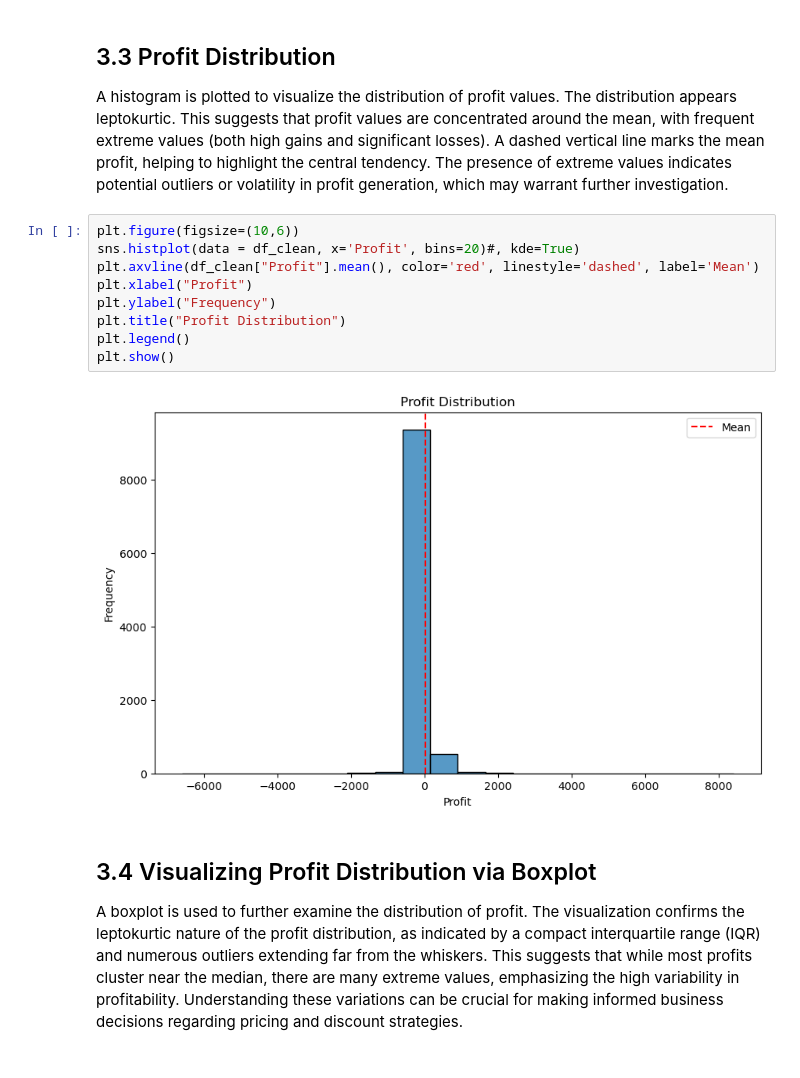
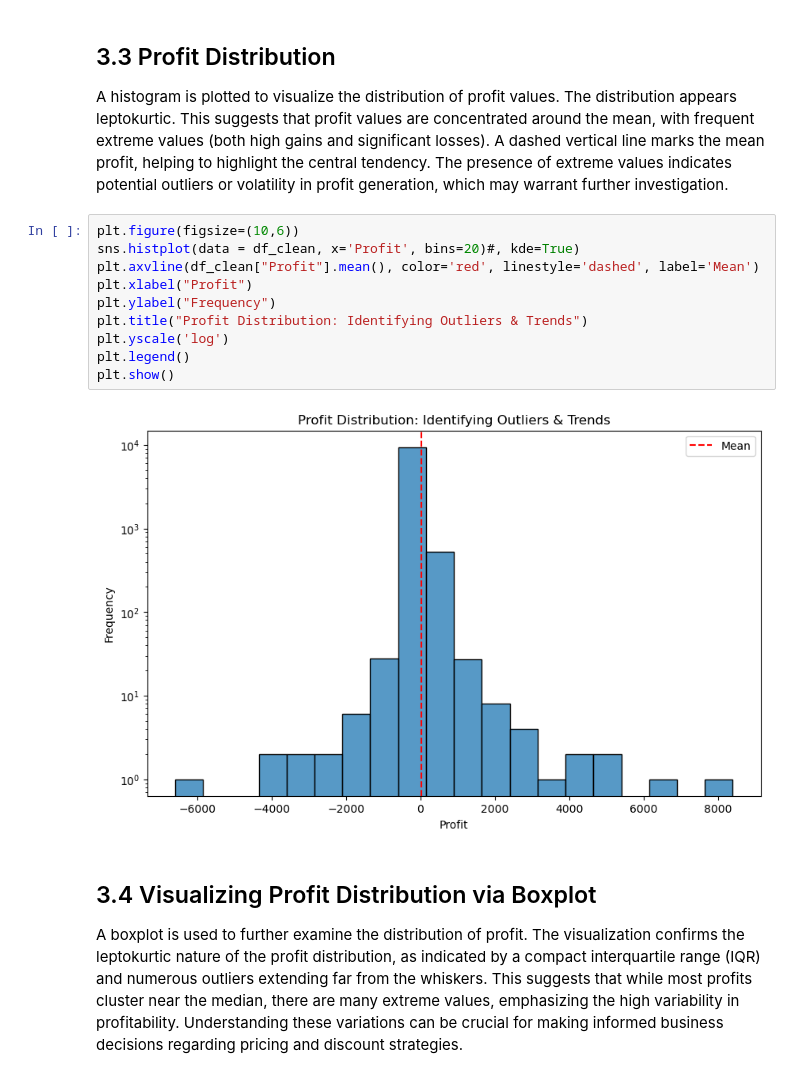
Before and after one commit to jgp-13/Superstore_Sales_Data, a Jupyter notebook: notebooks/03-Data_Visualisation.ipynb, the cells around one changed output. Cells and saved outputs as stored; diff of their text form.

```diff
--- a/notebooks/03-Data_Visualisation.ipynb
+++ b/notebooks/03-Data_Visualisation.ipynb
@@ -33,14 +33,15 @@ A histogram is plotted to visualize the distribution of profit values. The distr
 # %%
 plt.figure(figsize=(10,6))
 sns.histplot(data = df_clean, x='Profit', bins=20)#, kde=True)
 plt.axvline(df_clean["Profit"].mean(), color='red', linestyle='dashed', label='Mean')
 plt.xlabel("Profit")
 plt.ylabel("Frequency")
-plt.title("Profit Distribution")
+plt.title("Profit Distribution: Identifying Outliers & Trends")
+plt.yscale('log')
 plt.legend()
 plt.show()
 # %% [output]
-[figure, old version]
+[figure, new version]
 # %% [markdown]
 ## 3.4 Visualizing Profit Distribution via Boxplot
 A boxplot is used to further examine the distribution of profit. The visualization confirms the leptokurtic nature of the profit distribution, as indicated by a compact interquartile range (IQR) and numerous outliers extending far from the whiskers. This suggests that while most profits cluster near the median, there are many extreme values, emphasizing the high variability in profitability. Understanding these variations can be crucial for making informed business decisions regarding pricing and discount strategies.
```
Also changed, not shown: parts of 5 cells of this notebook, 3 other files.
